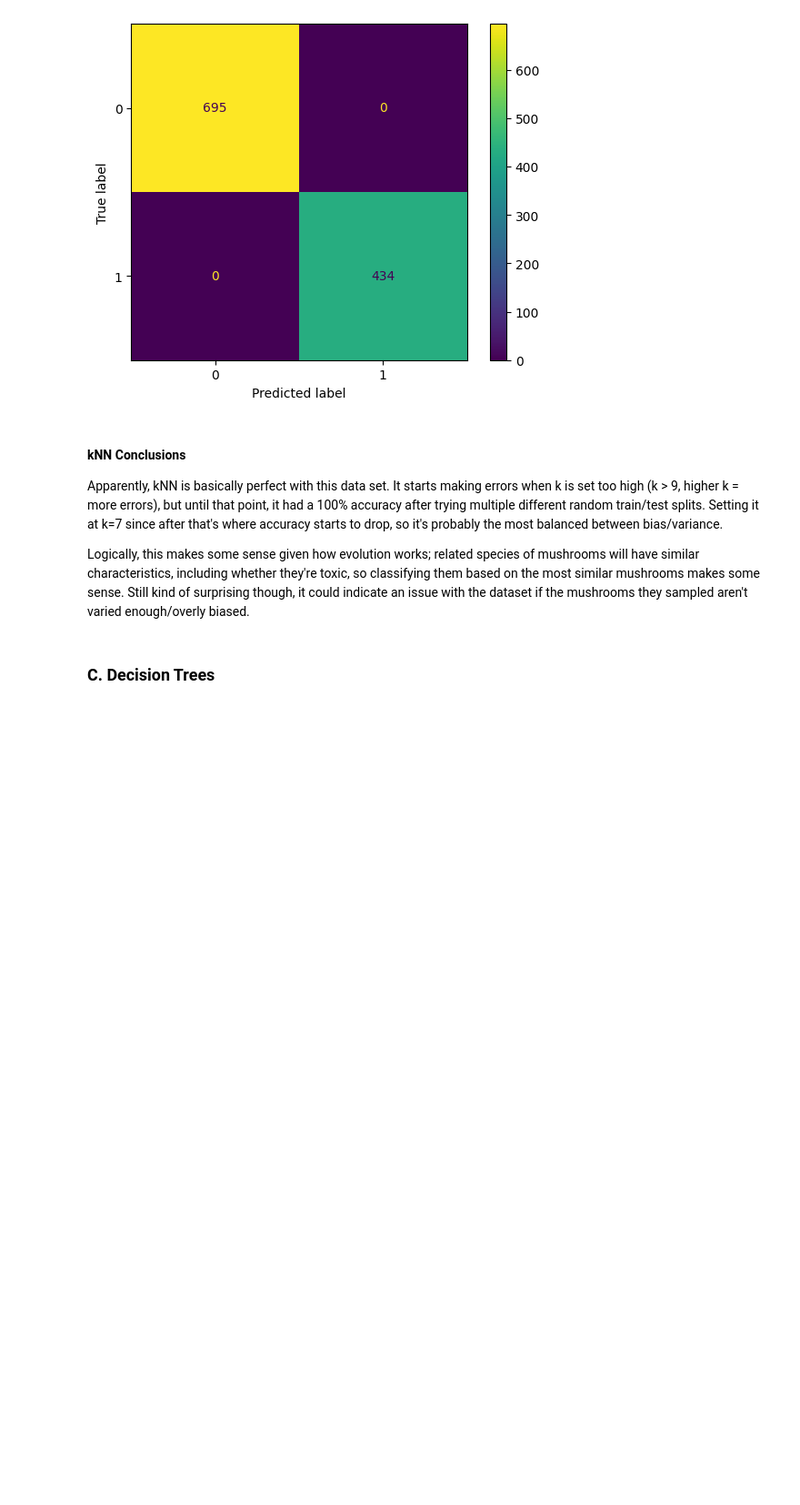
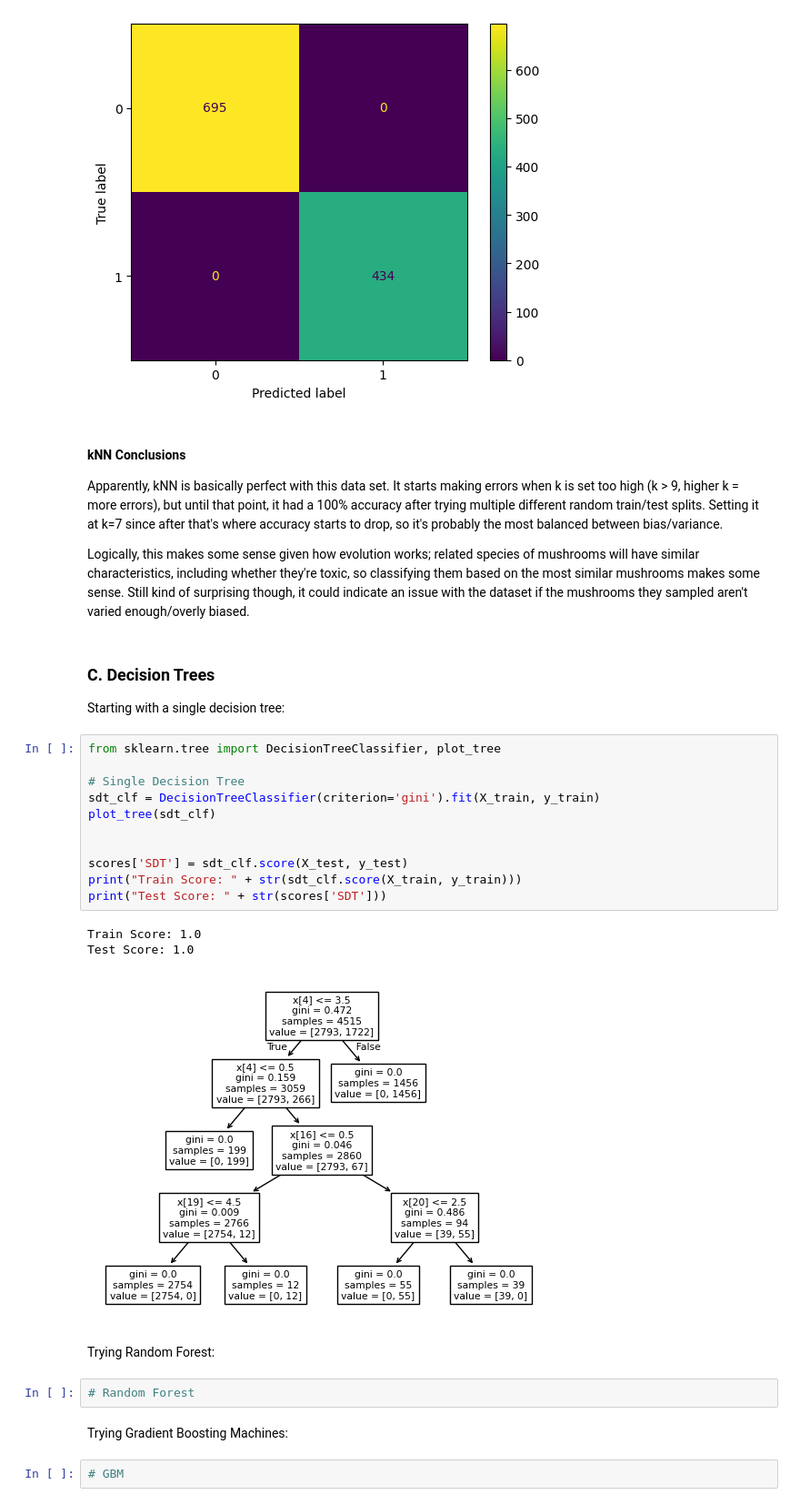
Before and after one commit to bxue2/Supervised-Learning-Final, a Jupyter notebook: influenza_final.ipynb, the cells around one changed output. Shown at 91% size. Saved outputs shown, nothing was run; the diff lists cells and outputs as text; blank space fills up the shorter version.

```diff
--- a/influenza_final.ipynb
+++ b/influenza_final.ipynb
@@ -282,3 +286,28 @@ Apparently, kNN is basically perfect with this data set. It starts making errors
 Logically, this makes some sense given how evolution works; related species of mushrooms will have similar characteristics, including whether they're toxic, so classifying them based on the most similar mushrooms makes some sense. Still kind of surprising though, it could indicate an issue with the dataset if the mushrooms they sampled aren't varied enough/overly biased.
 # %% [markdown]
 ### C. Decision Trees
+
+Starting with a single decision tree:
+# %%
+from sklearn.tree import DecisionTreeClassifier, plot_tree
+
+# Single Decision Tree
+sdt_clf = DecisionTreeClassifier(criterion='gini').fit(X_train, y_train)
+plot_tree(sdt_clf)
+
+
+scores['SDT'] = sdt_clf.score(X_test, y_test)
+print("Train Score: " + str(sdt_clf.score(X_train, y_train)))
+print("Test Score: " + str(scores['SDT']))
+# %% [output]
+Train Score: 1.0
+Test Score: 1.0
+[figure, added]
+# %% [markdown]
+Trying Random Forest:
+# %%
+# Random Forest
+# %% [markdown]
+Trying Gradient Boosting Machines:
+# %%
+# GBM
```
Also changed, not shown: parts of 8 cells of this notebook.
